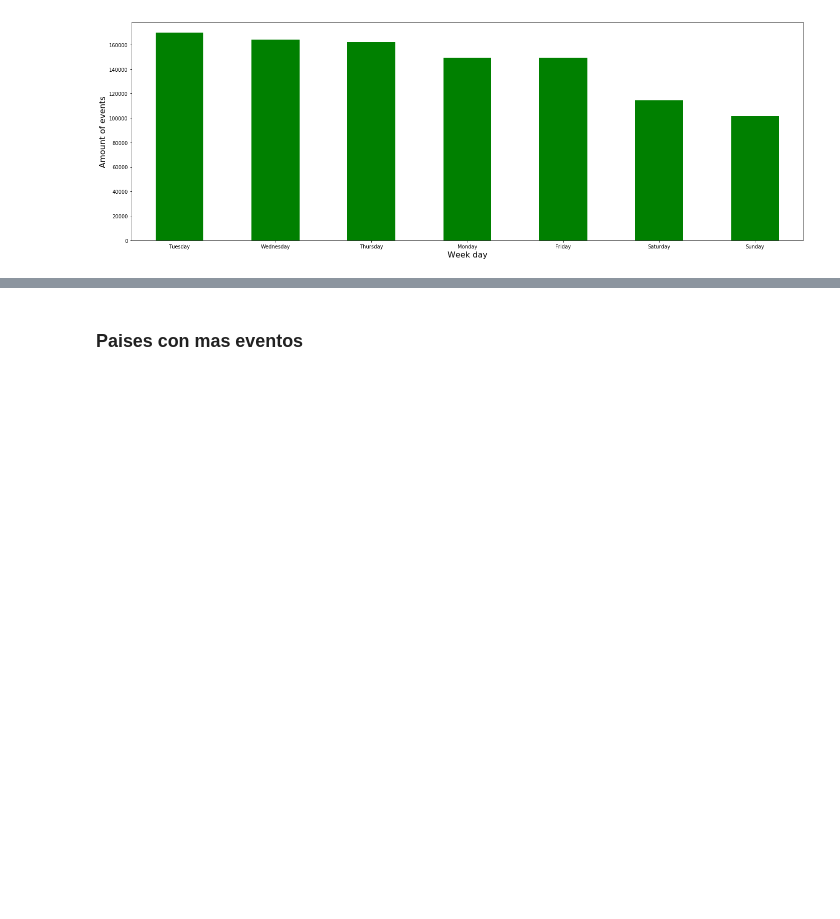
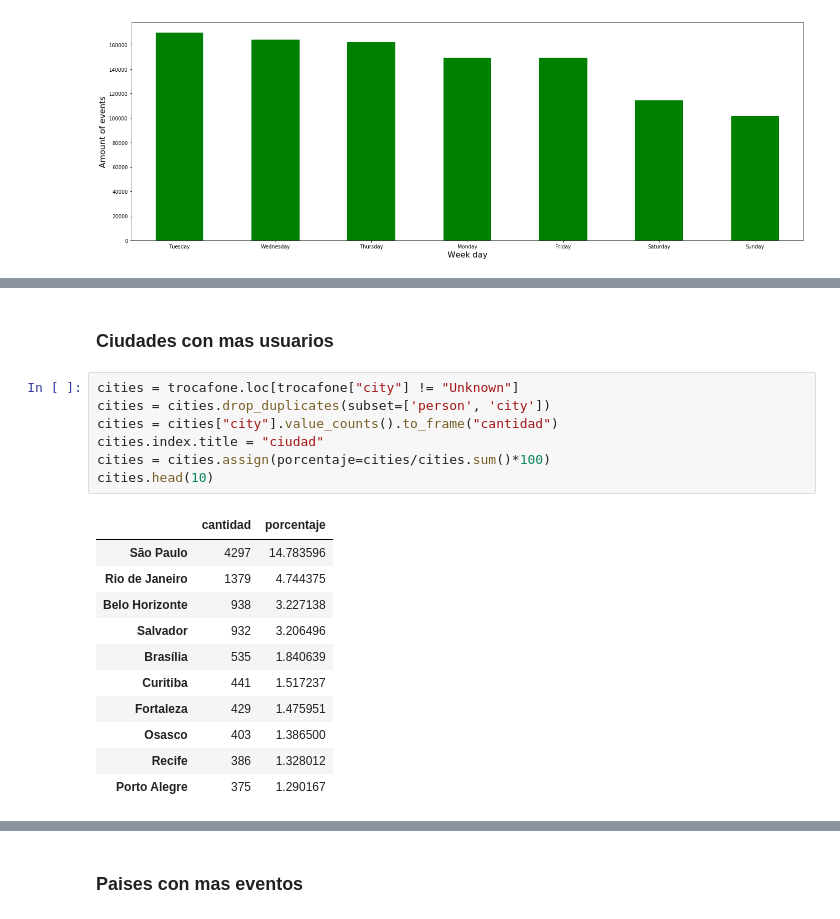
Before and after one commit to emabrea/7506-DATOS-TP1, a Jupyter notebook: Analisis Exploratorio.ipynb, the cells around one changed output, grey strips where cells are left out. Cells and saved outputs as stored; diff of their text form; blank space fills up the shorter version.

```diff
--- a/Analisis Exploratorio.ipynb
+++ b/Analisis Exploratorio.ipynb
@@ -219,0 +275,21 @@ Text(0,0.5,'Amount of events')
+# %% [markdown]
+### Ciudades con mas usuarios
+# %%
+cities = trocafone.loc[trocafone["city"] != "Unknown"]
+cities = cities.drop_duplicates(subset=['person', 'city'])
+cities = cities["city"].value_counts().to_frame("cantidad")
+cities.index.title = "ciudad"
+cities = cities.assign(porcentaje=cities/cities.sum()*100)
+cities.head(10)
+# %% [output]
+|  | cantidad | porcentaje |
+| São Paulo | 4297 | 14.783596 |
+| Rio de Janeiro | 1379 | 4.744375 |
+| Belo Horizonte | 938 | 3.227138 |
+| Salvador | 932 | 3.206496 |
+| Brasília | 535 | 1.840639 |
+| Curitiba | 441 | 1.517237 |
+| Fortaleza | 429 | 1.475951 |
+| Osasco | 403 | 1.386500 |
+| Recife | 386 | 1.328012 |
+| Porto Alegre | 375 | 1.290167 |
```
Also changed, not shown: parts of 11 cells of this notebook.
